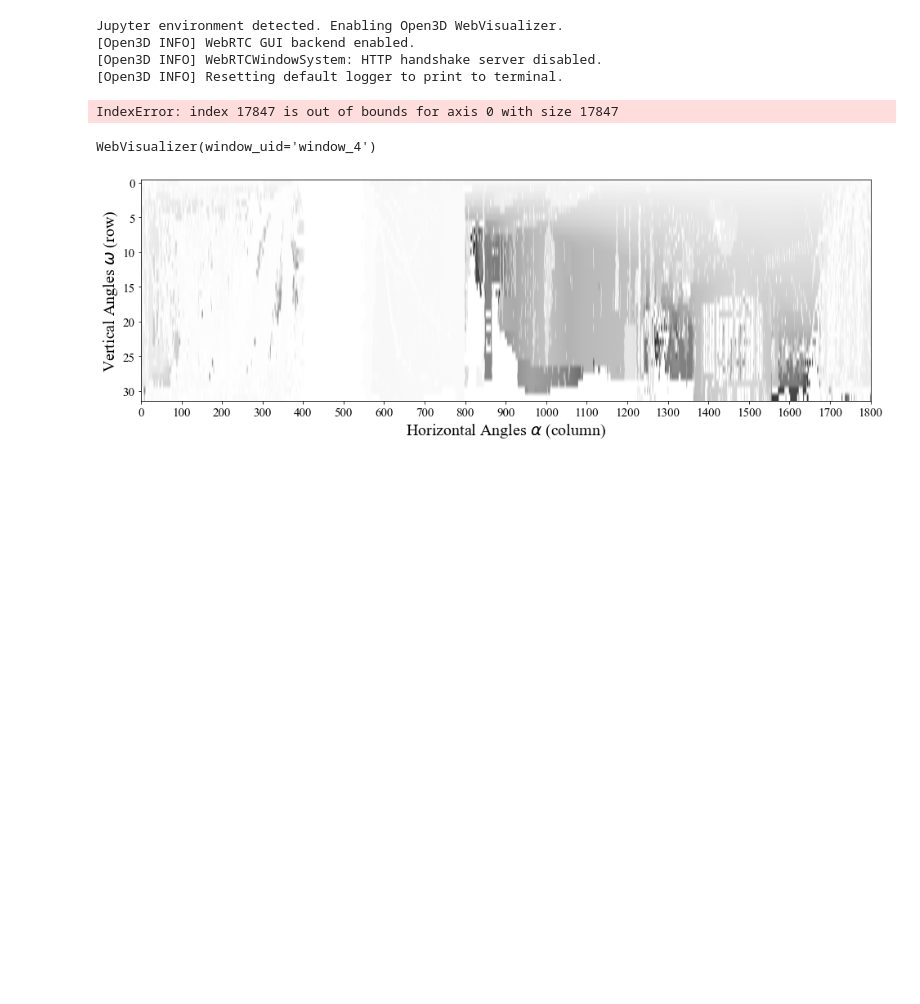
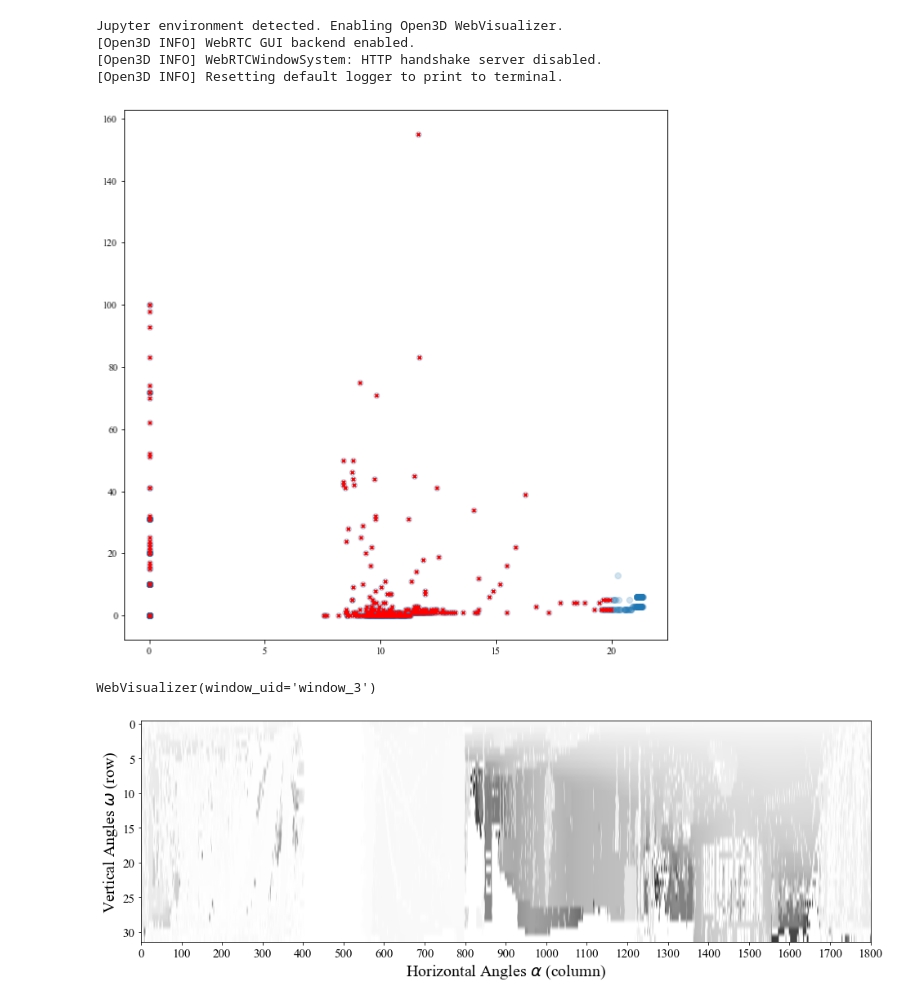
Before and after one commit to jksdbks123/Lidar-Tracker, a Jupyter notebook: LiDAR_Tracker_Project/Paper.ipynb, the cells around one changed output. Drawn from its saved outputs; the diff is of its cells as text; code cells hidden in the pictures; blank space fills up the shorter version.

```diff
--- a/LiDAR_Tracker_Project/Paper.ipynb
+++ b/LiDAR_Tracker_Project/Paper.ipynb
@@ -38,4 +38,16 @@ for i in tqdm(range(end_frame)):
     Inten_maps.append(Int_map)
 aggregated_map = np.array(aggregated_map)
 Inten_maps = np.array(Inten_maps)
+# %%
+laser_id = theta_raw[12] == theta
+azimuth_channel = int(np.around((30000/100)/0.2)) + 30
+dis_process = aggregated_map[:,laser_id,azimuth_channel]
+intensity_process = Inten_maps[:,laser_id,azimuth_channel]
+ind_fore = dis_process < 20
+plt.figure(figsize=(10,10))
+plt.scatter(dis_process,intensity_process,alpha=0.2)
+plt.scatter(dis_process[ind_fore],intensity_process[ind_fore], c = 'r', marker = 'x', s = 12)
+plt.show()
+# %% [output]
+[figure, added]
 # %%
@@ -48,20 +57,17 @@ background_object.setVarThresholdGen(10)
 # %%
-for i in tqdm(range(18000)):
-    image = get_image(aggregated_map[i],Inten_maps[i])
-    background_object.apply(image,learningRate = -1)
+for i in tqdm(range(10000)):
+#     image = get_image(aggregated_map[i],Inten_maps[i])
+    fgmsk = background_object.apply(aggregated_map[i])
-# %% [output]
-IndexError: index 17847 is out of bounds for axis 0 with size 17847
 # %%
-ind = 2001
-image = get_image(aggregated_map[ind],Inten_maps[ind])
-mask = background_object.apply(image)
-Foreground_map = (mask == 255)
+ind = 36
+# image = get_image(aggregated_map[ind],Inten_maps[ind])
+fgmsk = background_object.apply(aggregated_map[ind])
+Foreground_map = (fgmsk != 0)
 Td_map = aggregated_map[ind]
+pcd = get_pcd_colored(Td_map,Foreground_map)
+draw(pcd,height=1000,width=1000)
+# %% [output]
+WebVisualizer(window_uid='window_3')
-# %%
-pcd = get_pcd_colored(Td_map,Foreground_map)
-draw(pcd,height=1000,width=1000)
-# %% [output]
-WebVisualizer(window_uid='window_4')
 # %%
 plt.figure(figsize=(16,5))
 plt.imshow(aggregated_map[235], aspect='auto',cmap = 'binary')
```
Also changed, not shown: parts of 7 cells of this notebook, 4 other files.
